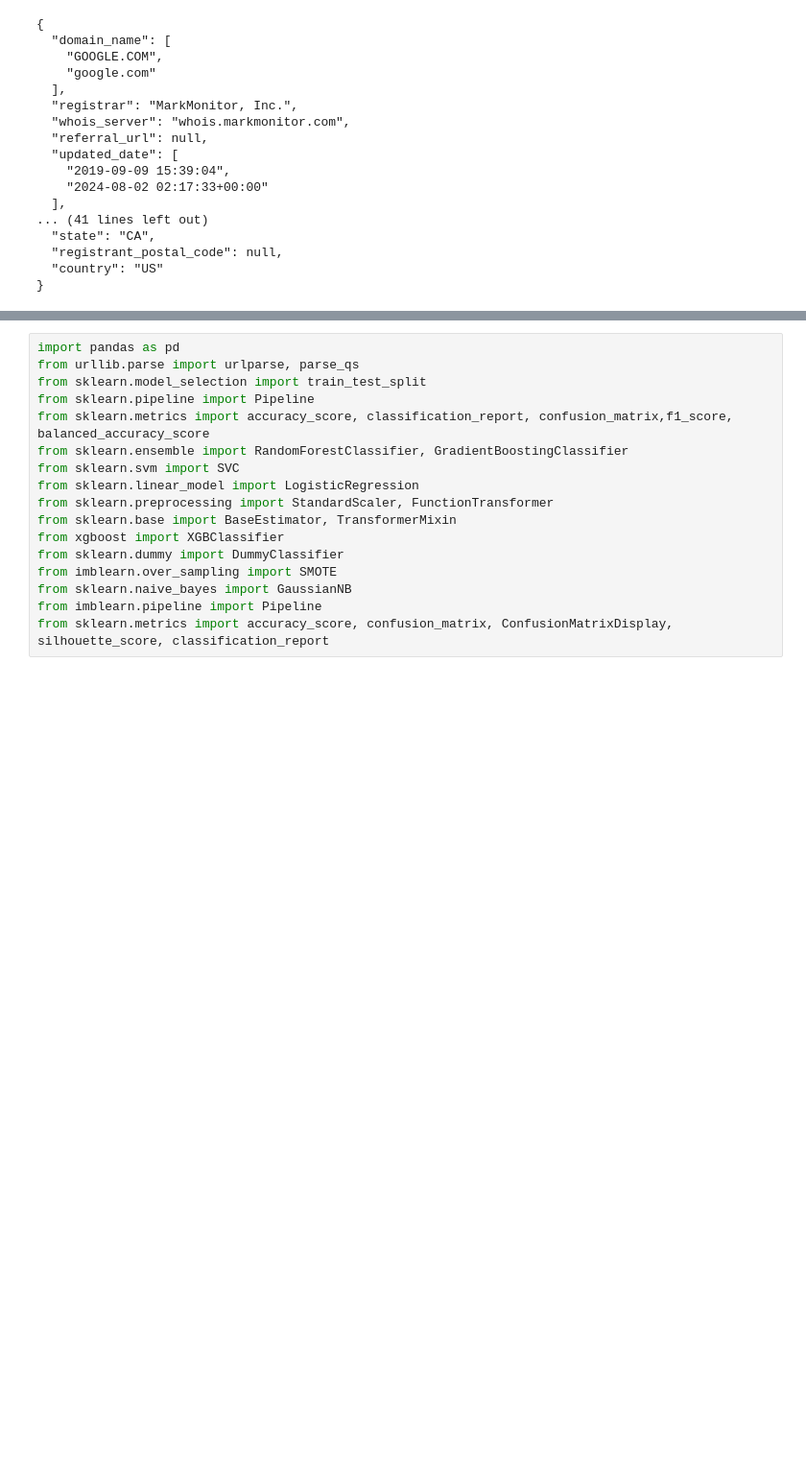
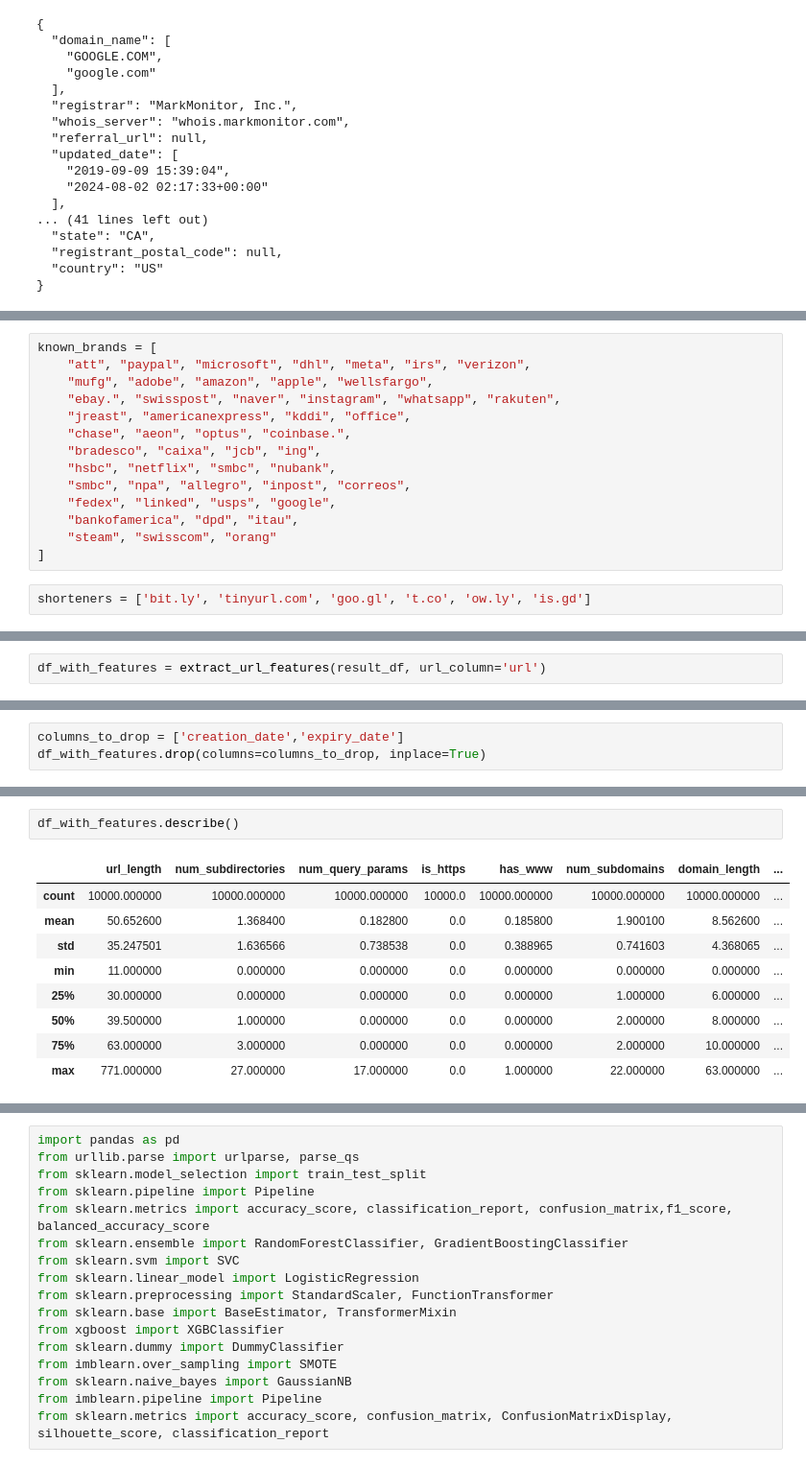
Before and after one commit to Waldea/Phishing-URL-Detection, a Jupyter notebook: richard.ipynb, the cells around one changed output, grey strips where cells are left out. Shown at 96% size. Drawn from its saved outputs; the diff is of its cells as text; blank space fills up the shorter version.

```diff
--- a/richard.ipynb
+++ b/richard.ipynb
@@ -726,0 +900,16 @@ X_train, X_test, y_train, y_test = train_test_split(X, y, test_size=0.4, random_
+# %%
+known_brands = [
+    "att", "paypal", "microsoft", "dhl", "meta", "irs", "verizon",
+    "mufg", "adobe", "amazon", "apple", "wellsfargo",
+    "ebay.", "swisspost", "naver", "instagram", "whatsapp", "rakuten",
+    "jreast", "americanexpress", "kddi", "office",
+    "chase", "aeon", "optus", "coinbase.",
+    "bradesco", "caixa", "jcb", "ing",
+    "hsbc", "netflix", "smbc", "nubank",
+    "smbc", "npa", "allegro", "inpost", "correos",
+    "fedex", "linked", "usps", "google",
+    "bankofamerica", "dpd", "itau",
+    "steam", "swisscom", "orang"
+]
+# %%
+shorteners = ['bit.ly', 'tinyurl.com', 'goo.gl', 't.co', 'ow.ly', 'is.gd']
@@ -726,0 +1019,2 @@ X_train, X_test, y_train, y_test = train_test_split(X, y, test_size=0.4, random_
+# %%
+df_with_features = extract_url_features(result_df, url_column='url')
@@ -726,0 +1041,3 @@ X_train, X_test, y_train, y_test = train_test_split(X, y, test_size=0.4, random_
+# %%
+columns_to_drop = ['creation_date','expiry_date']
+df_with_features.drop(columns=columns_to_drop, inplace=True)
@@ -726,0 +1054,12 @@ X_train, X_test, y_train, y_test = train_test_split(X, y, test_size=0.4, random_
+# %%
+df_with_features.describe()
+# %% [output]
+|  | url_length | num_subdirectories | num_query_params | is_https | has_www | num_subdomains | domain_length | ... |
+| count | 10000.000000 | 10000.000000 | 10000.000000 | 10000.0 | 10000.000000 | 10000.000000 | 10000.000000 | ... |
+| mean | 50.652600 | 1.368400 | 0.182800 | 0.0 | 0.185800 | 1.900100 | 8.562600 | ... |
+| std | 35.247501 | 1.636566 | 0.738538 | 0.0 | 0.388965 | 0.741603 | 4.368065 | ... |
+| min | 11.000000 | 0.000000 | 0.000000 | 0.0 | 0.000000 | 0.000000 | 0.000000 | ... |
+| 25% | 30.000000 | 0.000000 | 0.000000 | 0.0 | 0.000000 | 1.000000 | 6.000000 | ... |
+| 50% | 39.500000 | 1.000000 | 0.000000 | 0.0 | 0.000000 | 2.000000 | 8.000000 | ... |
+| 75% | 63.000000 | 3.000000 | 0.000000 | 0.0 | 0.000000 | 2.000000 | 10.000000 | ... |
+| max | 771.000000 | 27.000000 | 17.000000 | 0.0 | 1.000000 | 22.000000 | 63.000000 | ... |
```
Also changed, not shown: parts of 63 cells of this notebook.
